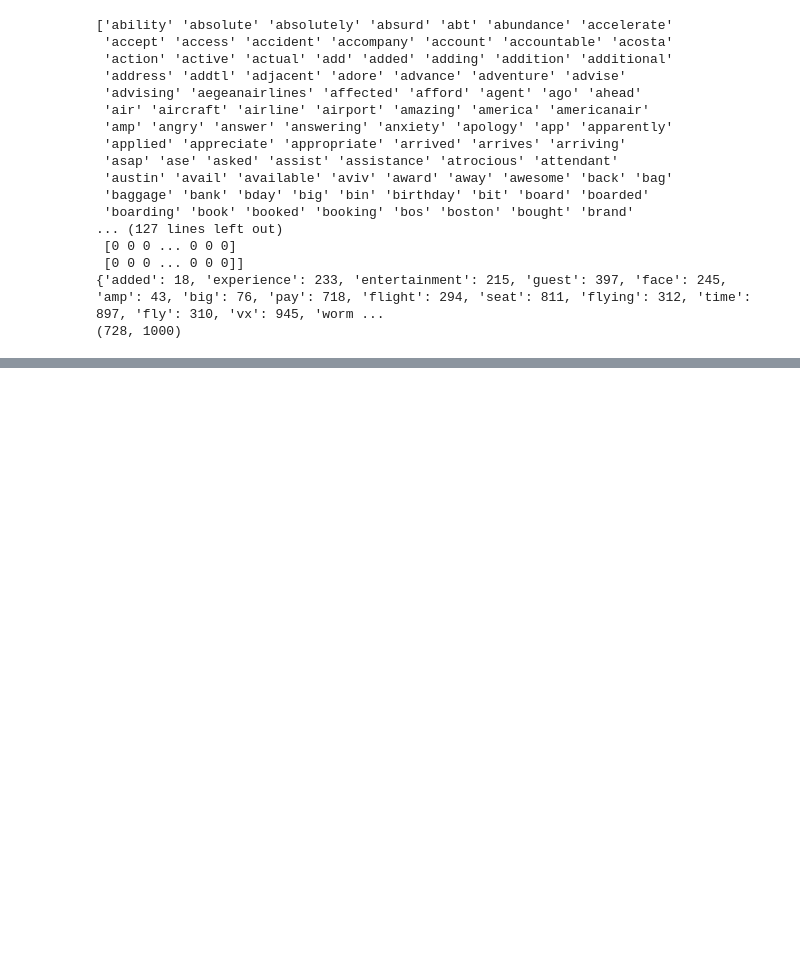
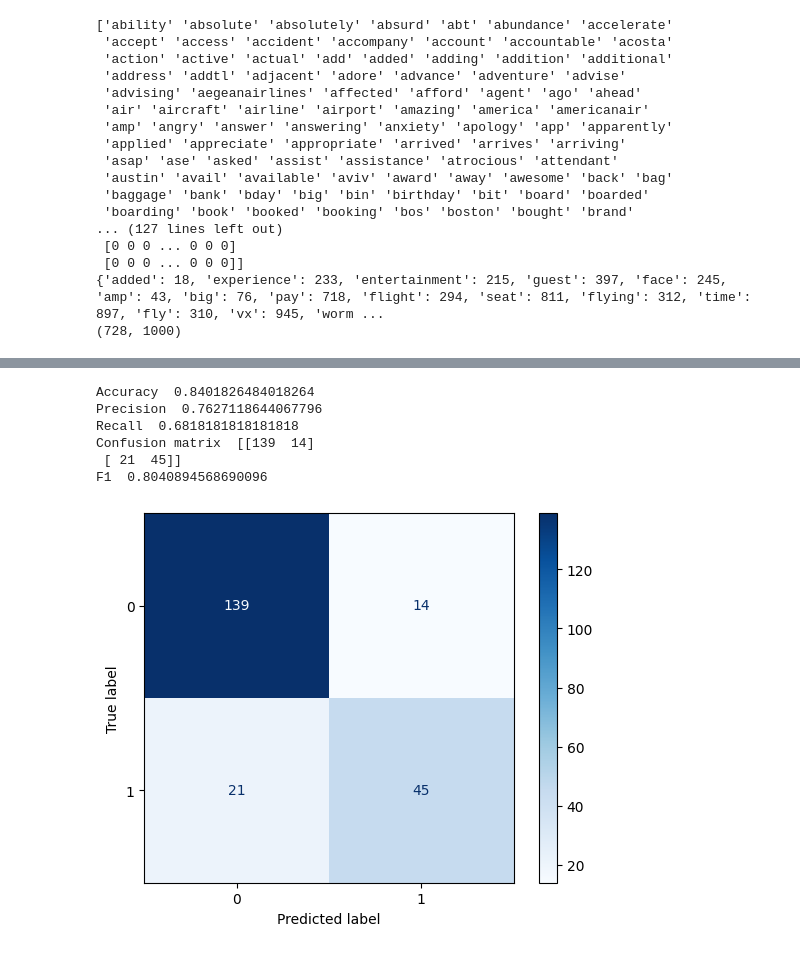
Before and after one commit to aliifam/ppd, a Jupyter notebook: ppd/pekan11/1.ipynb, the cells around one changed output, grey strips where cells are left out. Saved outputs shown, nothing was run; the diff lists cells and outputs as text; code cells hidden in the pictures; blank space fills up the shorter version.

```diff
--- a/ppd/pekan11/1.ipynb
+++ b/ppd/pekan11/1.ipynb
@@ -243,0 +241,11 @@ from
+# %%
+# TF-IDF (Term Frequency-Inverse Document Frequency)
+from sklearn.feature_extraction.text import TfidfVectorizer
+
+new_doc = list()
+
+for doc in list_tokens_lemma:
+    new_doc.append(' '.join(doc))
+
+tfidf_vectorizer = TfidfVectorizer(max_features=1000)
+X_input_tfidf = tfidf_vectorizer.fit_transform(new_doc)
@@ -243,0 +341,47 @@ from
+# %%
+# mlp + tfidf
+from sklearn.model_selection import train_test_split
+from sklearn.preprocessing import LabelEncoder
+from sklearn.metrics import accuracy_score
+from sklearn.metrics import precision_score
+from sklearn.metrics import recall_score
+from sklearn.metrics import confusion_matrix
+from imblearn.metrics import sensitivity_specificity_support
+from sklearn.preprocessing import MinMaxScaler
+from sklearn.neural_network import MLPClassifier
+# get X and y
+df_X = X_input_tfidf
+df_y = df_resize['airline_sentiment']
+#hold out, dibagi menjadi training dan testing set
+X_train, X_test, y_train, y_test = train_test_split(df_X, df_y, test_size=0.3, random_state=42)
+#label encoding for y
+le = LabelEncoder()
+le.fit(y_train)
+y_train=le.transform(y_train)
+y_test=le.fit_transform(y_test)
+#mulai learning
+model=MLPClassifier(max_iter=1000)
+#model=MLPClassifier(max_iter=1000, random_state=42, activation='logistic')
+model.fit(X_train, y_train)
+y_pred = model.predict(X_test)
+print('Accuracy ',accuracy_score(y_test, y_pred))
+print('Precision ',precision_score(y_test, y_pred))
+print('Recall ',recall_score(y_test, y_pred))
+print('Confusion matrix ', confusion_matrix(y_test, y_pred))
+
+# plot_confusion_matrix(model, X_test, y_test, cmap=plt.cm.Blues)
+cm = confusion_matrix(y_test, y_pred)
+disp = ConfusionMatrixDisplay(confusion_matrix=cm, display_labels=np.unique(y_test))
+# plt.show()
+disp.plot(cmap=plt.cm.Blues)
+
+from sklearn.metrics import f1_score
+print('F1 ',f1_score(y_test, y_pred, average='macro'))
+# %% [output]
+Accuracy  0.8401826484018264
+Precision  0.7627118644067796
+Recall  0.6818181818181818
+Confusion matrix  [[139  14]
+ [ 21  45]]
+F1  0.8040894568690096
+[figure, added]
```
Also changed, not shown: parts of 11 cells of this notebook, 1 other file.
